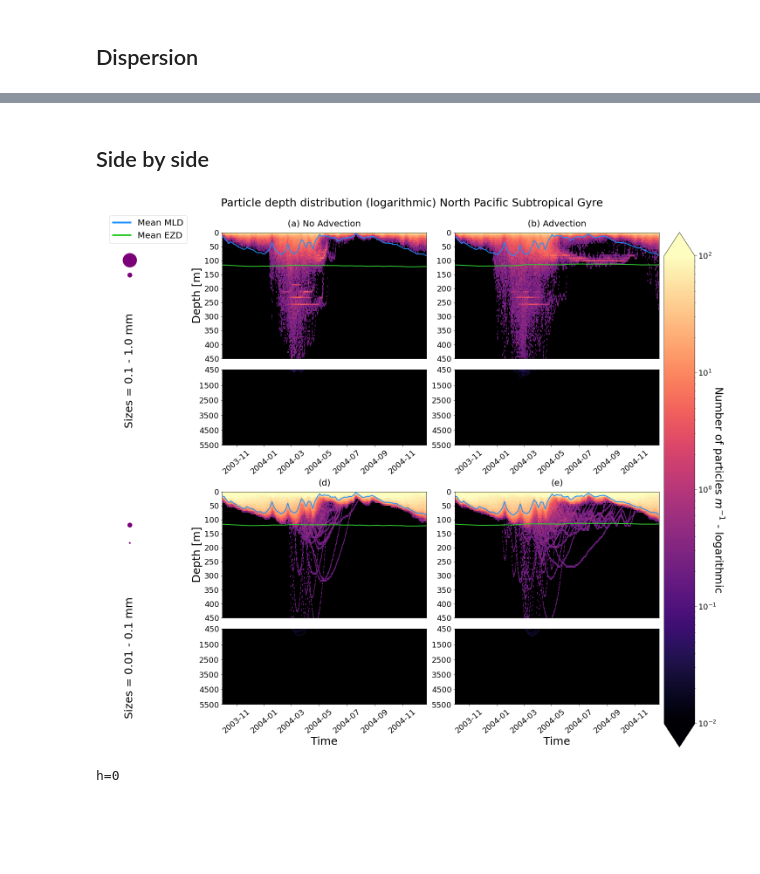
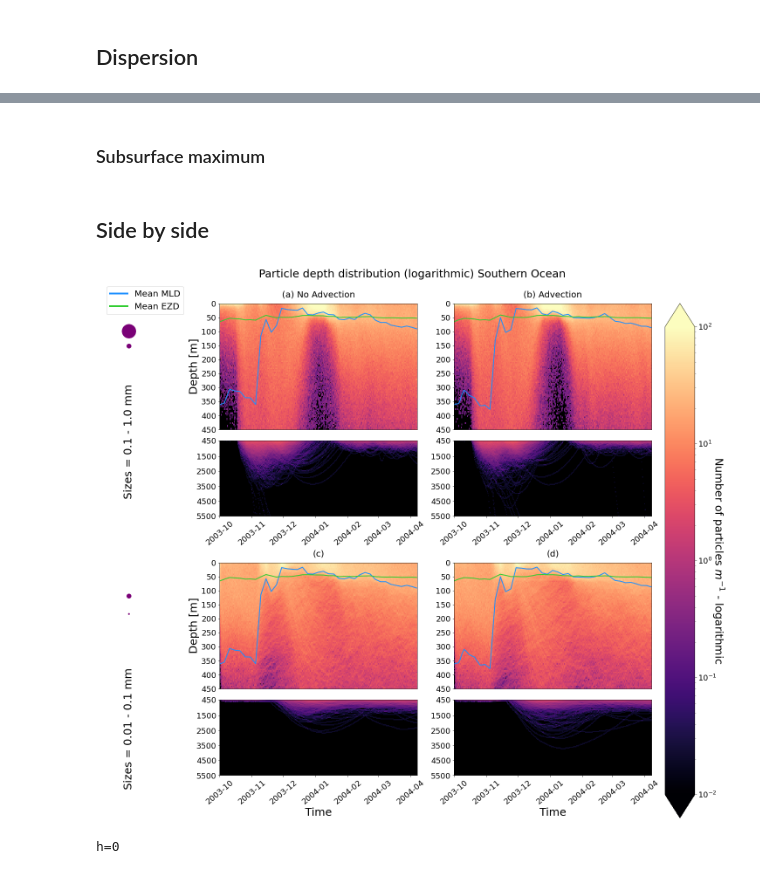
Before and after one commit to OceanParcels/biofouling_3dtransport_2, a Jupyter notebook: Analysis/3D-comp.ipynb, the cells around one changed output, grey strips where cells are left out. Cells and saved outputs as stored; diff of their text form; code cells hidden in the pictures; blank space fills up the shorter version.

```diff
--- a/Analysis/3D-comp.ipynb
+++ b/Analysis/3D-comp.ipynb
@@ -199,9 +199,9 @@ ax3.add_feature(cfeature.LAND, color='gray')
 axes = [ax1, ax2, ax3]
 
 for i, ax in enumerate(axes):
-    ax.scatter(dslist[i]['lon'][:,-1],dslist[i]['lat'][:,-1], c='r', s=3, alpha=0.4, transform=ccrs.PlateCarree())
+    ax.scatter(dslist[i]['lon'][:,obs_ids[-1]],dslist[i]['lat'][:,obs_ids[-1]], c='r', s=3, alpha=0.4, transform=ccrs.PlateCarree())
     ax.scatter(dslist[i]['lon'][:,0],dslist[i]['lat'][:,0], c='k', s=3, alpha=0.4, transform=ccrs.PlateCarree())
-    ax.text(0.05,0.2,'t = '+str((dslist[i]['time'][0,-1]-dslist[i]['time'][0,0]).values/ np.timedelta64(1, 'D'))+' days', transform=ax.transAxes)
+#     ax.text(0.02,0.15,'t = '+str((dslist[i]['time'][0,obs_ids[-1]]-dslist[i]['time'][0,0]).values/ np.timedelta64(1, 'D'))+' days', transform=ax.transAxes)
 
 plt.savefig(datadir+'advection')
 # %% [output]
@@ -209,7 +209,9 @@ plt.savefig(datadir+'advection')
+# %% [markdown]
+### Subsurface maximum
 # %% [markdown]
 ## Side by side
 # %%
-region = 'NPSG'
+region = 'SO'
 dt = 60                       # [seconds]
 outputdt = 12                 # [hours]
 mixing = 'markov_0_'+biofouling
@@ -217,6 +219,7 @@ time_plot = round((runtime-91)*24/outputdt)
 sizebinedges = [1e-3, 1e-4, 1e-5]
 res ='1x1'
 proc = ['bfnoadv','bfadv']
+# proc = 'bfnoadv'
 season = 'Oct'
 season_string = {'Jan':'January - July', 'MAM':'March - September', 'JJA':'June - December', 'SON':'September - March','DJF':'December - June'}
 # %%
@@ -238,7 +241,8 @@ ez_1 = np.concatenate(([ez_1[0]],ez_1))
 mldlist = [mld_0, mld_1]
 ezlist = [ez_0, ez_1]
 # %%
-obs_ids=[0,900]  # one year
+obs_ids=[0,379]
+# obs_ids=[0,916]  # one year
 # %%
 split_ds_noadv = list(ds_0.groupby_bins('r_pl',sizebinedges[::-1]))[::-1]
 split_ds_adv = list(ds_1.groupby_bins('r_pl',sizebinedges[::-1]))[::-1]
@@ -298,7 +302,7 @@ for i, ax_r in enumerate(axes[1:]):   # column: region
                     top=False,         # ticks along the top edge are off
                     labelbottom=False) # labels along the bottom edge are off
 
-                n=c*3+i
+                n=c*2+i
                 ax.set_ylim(depthbins[sub_depths[j][1]-1], depthbins[sub_depths[j][0]])
                 ax.set_yticks(np.arange(450,-10,-50))
 #                 ax.set_yticks(np.concatenate((np.arange(depthbins[sub_depths[j][1]-1], depthbins[sub_depths[j][0]],-50),[depthbins[sub_depths[j][0]]])))
@@ -311,34 +315,34 @@ for i, ax_r in enumerate(axes[1:]):   # column: region
             if j == 1:
                 ax.set_ylim(depthbins[sub_depths[j][1]-1], depthbins[sub_depths[j][0]])
                 ax.set_yticks([5500,4500,3500,2500,1500,450])
 #                 ax.set_yticks((np.arange(depthbins[sub_depths[j][1]-1], depthbins[sub_depths[j][0]],-1000)))
                 ax.tick_params(axis='x', rotation=40) #20)
                 if c == 1:
                     ax.set_xlabel('Time', fontsize=25) #14)
 
 
 cb = fig.colorbar(pc, cax=ax15, extend='both')
 cb.set_label('Number of particles $m^{-1}$ - logarithmic', size=25, rotation=270, labelpad=20)
 cb.ax.tick_params(labelsize=18) #13)
 
 fig.suptitle('Particle depth distribution (logarithmic) '+regions[region], fontsize=25, y=1.03) #20) #January 2004 - January 2005
 #plt.subplots_adjust(top=0.92)
 #fig.tight_layout(h_pad=1)
 #fig.tight_layout()
 for k, ds_r in enumerate(split_ds_0):
     axes[0][k].scatter(0.5,0.87,s=sizebinedges[k]*1000000,color=r_pl_clist[0])
     axes[0][k].scatter(0.5,0.80,s=sizebinedges[k+1]*1000000,color=r_pl_clist[0])
     axes[0][k].set_ylim(0,1)
     axes[0][k].text(0.5,0.35,'Sizes = '+ str(ds_r[0].left*1000)+' - '+str(ds_r[0].right*1000)+' mm',rotation=90, fontsize=25, horizontalalignment='center',verticalalignment='center')
     axes[0][k].axis('off')
 
 custom_lines = [Line2D([0], [0], color='dodgerblue', lw=4),
                 Line2D([0], [0], color='limegreen', lw=4)]
 
 ax1.legend(custom_lines, ["Mean MLD", "Mean EZD"], loc='upper right', fontsize=20, bbox_to_anchor=(1.5,1.1))
 plt.savefig(datadir+'fig02_adv_'+region)
 # %% [output]
-[figure, old version]
+[figure, new version]
 # %%
 depth_Lobelle = np.zeros((len(dslist),len(split_ds_1),timeperiod,len(depthbins)-1))
 # %%
```
Also changed, not shown: parts of 1 cell of this notebook, 4 other files.
